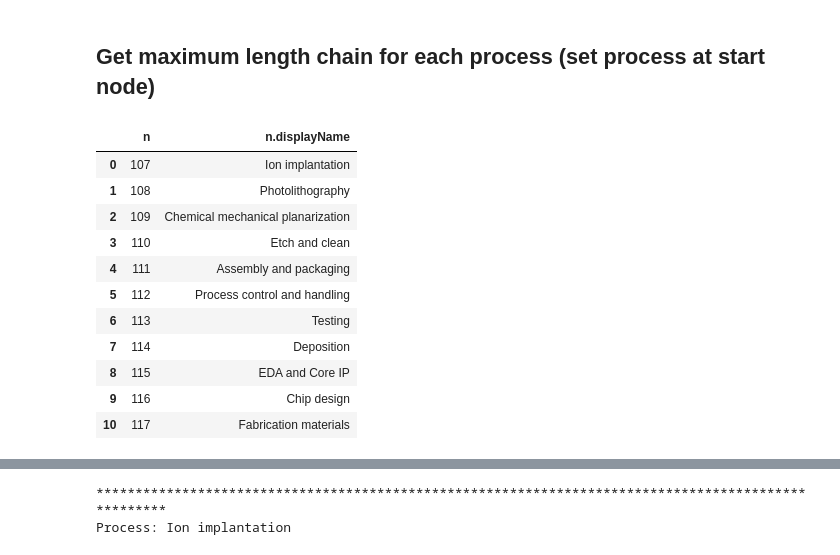
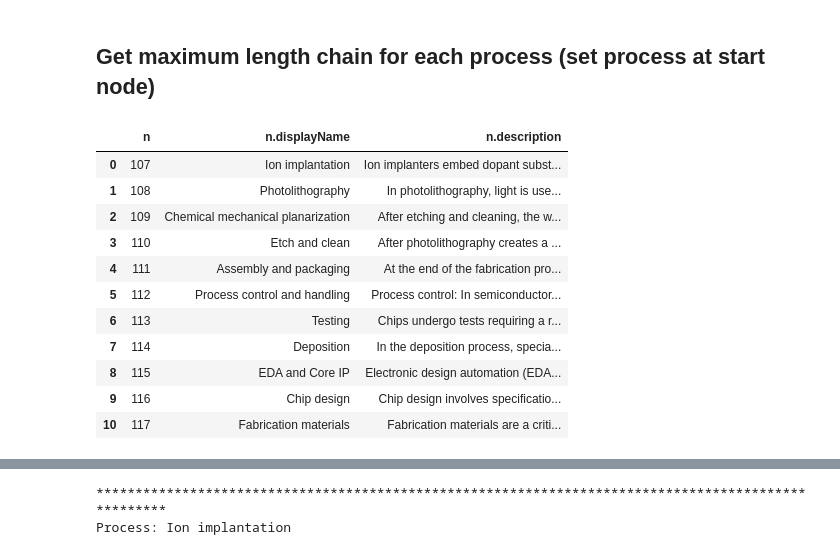
Before and after one commit to turing-db/turingdb-examples, a Jupyter notebook: examples/notebooks/public_version/supply_chain_eto-chip-explorer.ipynb, the cells around one changed output, grey strips where cells are left out. Cells and saved outputs as stored; diff of their text form; code cells hidden in the pictures.

```diff
--- a/examples/notebooks/public_version/supply_chain_eto-chip-explorer.ipynb
+++ b/examples/notebooks/public_version/supply_chain_eto-chip-explorer.ipynb
@@ -1264,27 +1275,26 @@ Wall time: 2.99 ms
 # %%
 %%time
 
 # Find all Process nodes
 command = """
 MATCH (n:Process)
-RETURN n, n.displayName
+RETURN n, n.displayName, n.description
 """
-# RETURN n, n.displayName, n.description
 df_processes = client.query(command)
 display(df_processes)
 list_processes = list(df_processes["n.displayName"])
 print(list_processes)
 # %% [output]
-|  | n | n.displayName |
-| 0 | 107 | Ion implantation |
-| 1 | 108 | Photolithography |
-| 2 | 109 | Chemical mechanical planarization |
-| 3 | 110 | Etch and clean |
-| 4 | 111 | Assembly and packaging |
-| 5 | 112 | Process control and handling |
-| 6 | 113 | Testing |
-| 7 | 114 | Deposition |
-| 8 | 115 | EDA and Core IP |
-| 9 | 116 | Chip design |
-| 10 | 117 | Fabrication materials |
+|  | n | n.displayName | n.description |
+| 0 | 107 | Ion implantation | Ion implanters embed dopant subst... |
+| 1 | 108 | Photolithography | In photolithography, light is use... |
+| 2 | 109 | Chemical mechanical planarization | After etching and cleaning, the w... |
+| 3 | 110 | Etch and clean | After photolithography creates a ... |
+| 4 | 111 | Assembly and packaging | At the end of the fabrication pro... |
+| 5 | 112 | Process control and handling | Process control: In semiconductor... |
+| 6 | 113 | Testing | Chips undergo tests requiring a r... |
+| 7 | 114 | Deposition | In the deposition process, specia... |
+| 8 | 115 | EDA and Core IP | Electronic design automation (EDA... |
+| 9 | 116 | Chip design | Chip design involves specificatio... |
+| 10 | 117 | Fabrication materials | Fabrication materials are a criti... |
 ['Ion implantation', 'Photolithography', 'Chemical mechanical planarization', 'Etch and clean', 'Assembly and packaging', 'Process control and handling', 'Testing', 'Deposition', 'EDA and Core IP', 'C ...
```
Also changed, not shown: parts of 35 cells of this notebook.
